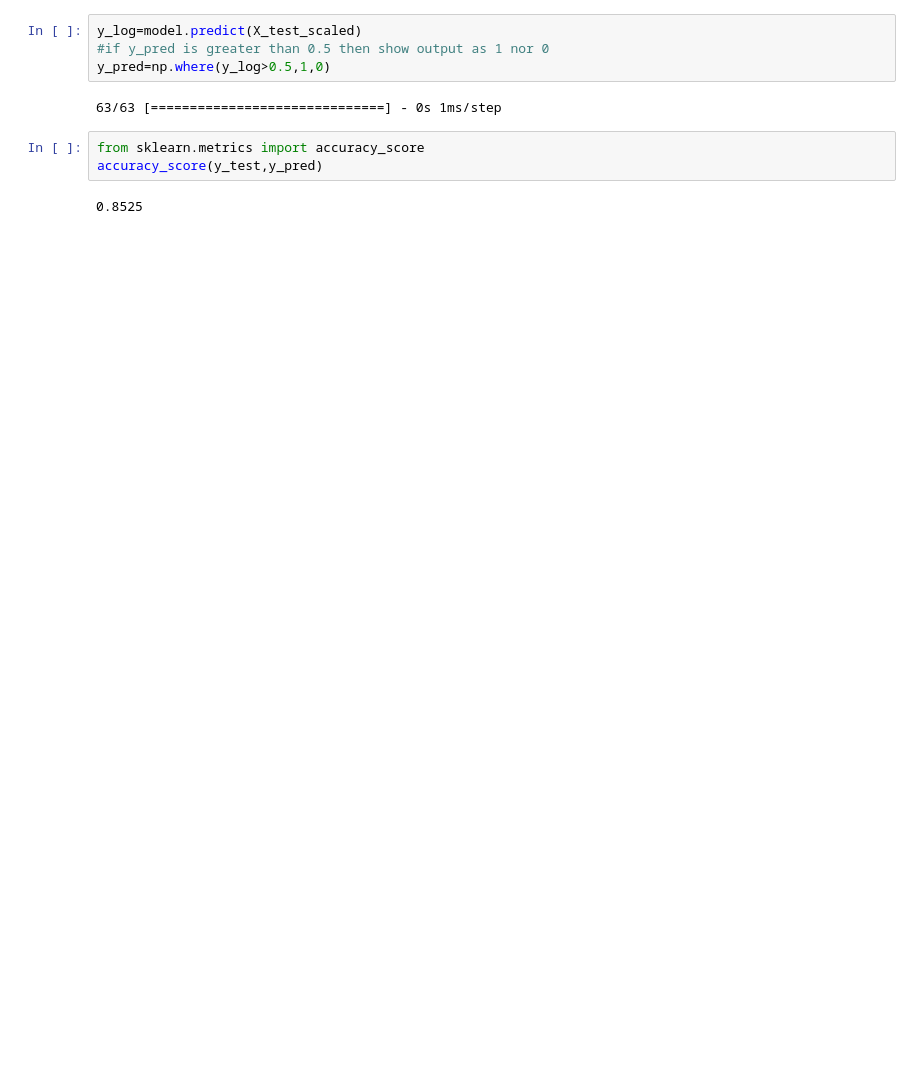
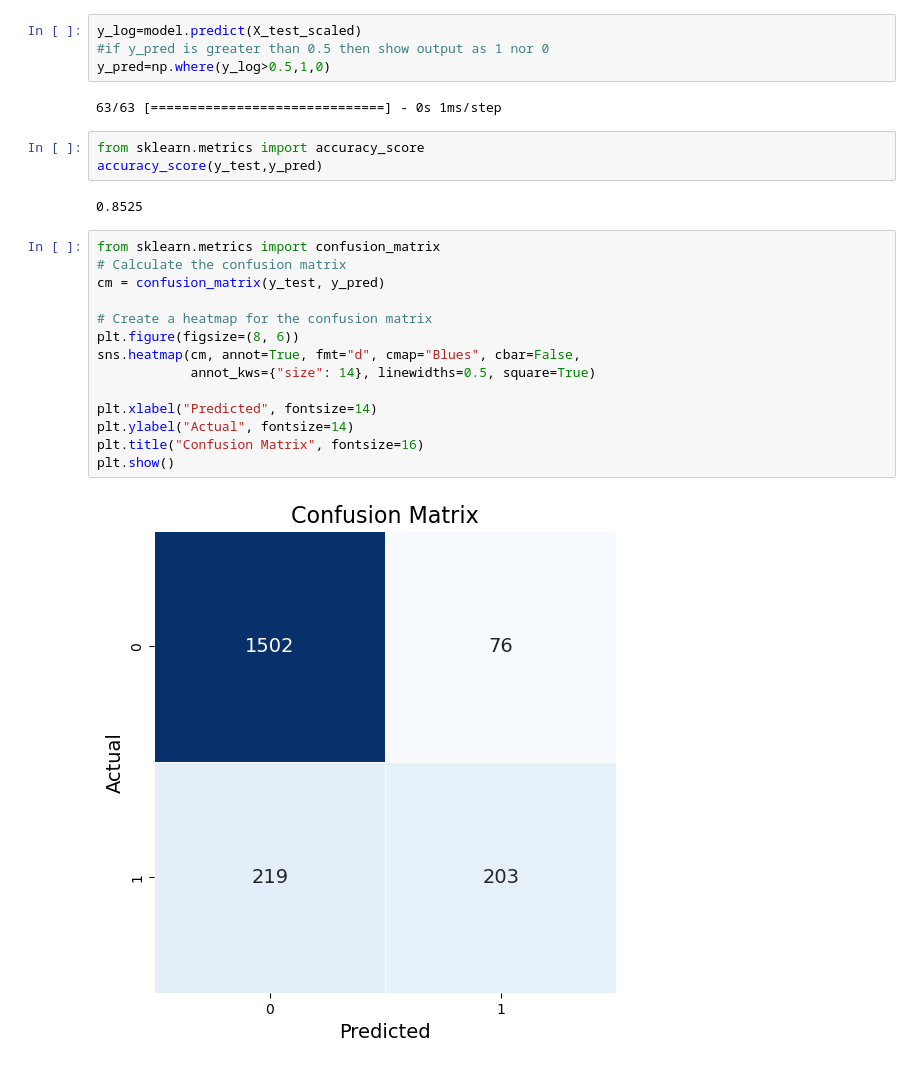
Before and after one commit to Omkar-Rajkumar-Khade/Bank_Customer_churn_prediction, a Jupyter notebook: customer-churn-prediction-using-ann.ipynb, the cells around one changed output. Drawn from its saved outputs; the diff is of its cells as text; blank space fills up the shorter version.

```diff
--- a/customer-churn-prediction-using-ann.ipynb
+++ b/customer-churn-prediction-using-ann.ipynb
@@ -315,6 +377,22 @@ from sklearn.metrics import accuracy_score
 accuracy_score(y_test,y_pred)
 # %% [output]
 0.8525
+# %%
+from sklearn.metrics import confusion_matrix
+# Calculate the confusion matrix
+cm = confusion_matrix(y_test, y_pred)
+
+# Create a heatmap for the confusion matrix
+plt.figure(figsize=(8, 6))
+sns.heatmap(cm, annot=True, fmt="d", cmap="Blues", cbar=False,
+            annot_kws={"size": 14}, linewidths=0.5, square=True)
+
+plt.xlabel("Predicted", fontsize=14)
+plt.ylabel("Actual", fontsize=14)
+plt.title("Confusion Matrix", fontsize=16)
+plt.show()
+# %% [output]
+[figure, added]
 # %%
 history.history
 # %% [output]
```
Also changed, not shown: parts of 31 cells of this notebook.
